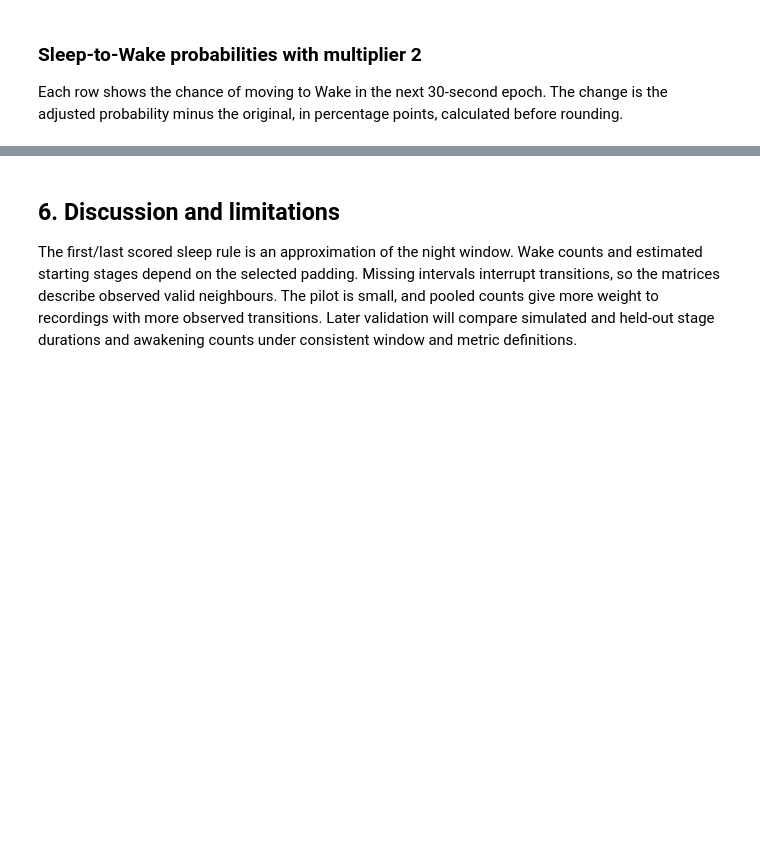
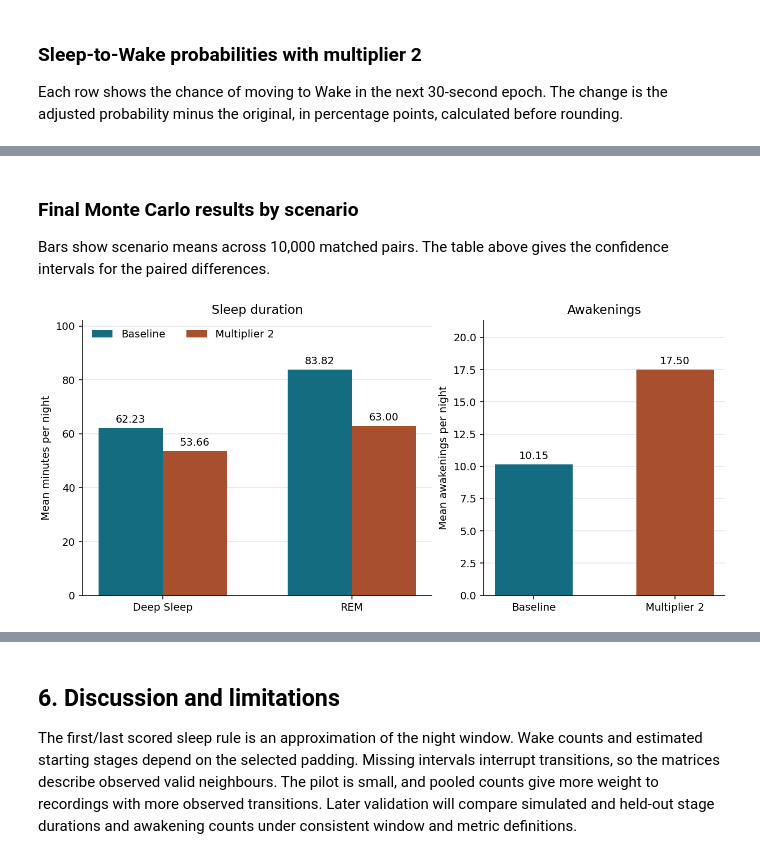
Before and after one commit to ShenalSilvaSD/Human-Sleep-Cycle-Simulator, a Jupyter notebook: notebook/Human_Sleep_Cycle_Simulator.ipynb, the cells around one changed output, grey strips where cells are left out. Drawn from its saved outputs; the diff is of its cells as text; code cells hidden in the pictures; blank space fills up the shorter version.

Commit message:
Complete Monte Carlo simulation and held-out validation

```diff
--- a/notebook/Human_Sleep_Cycle_Simulator.ipynb
+++ b/notebook/Human_Sleep_Cycle_Simulator.ipynb
@@ -515,0 +959,20 @@ display(awakening_comparison.round(2))
+# %%
+final_summary = final_results.rename(
+    index={"Deep Sleep": "Deep Sleep (min)", "REM": "REM (min)"},
+    columns={
+        "Baseline mean (min)": "Baseline mean",
+        "Multiplier 2 mean (min)": "Multiplier 2 mean",
+        "Mean paired difference (min)": "Mean paired difference",
+    },
+).rename_axis("Outcome")
+final_summary.loc["Awakenings per night"] = [
+    final_mean_awakenings.loc["Baseline", "Mean awakenings per night"],
+    final_mean_awakenings.loc["Multiplier 2", "Mean awakenings per night"],
+    final_awakening_mean,
+]
+final_summary["95% CI for mean difference"] = [
+    f"[{final_deep_ci_lower:.3f}, {final_deep_ci_upper:.3f}]",
+    f"[{final_rem_ci_lower:.3f}, {final_rem_ci_upper:.3f}]",
+    f"[{final_awakening_ci_lower:.3f}, {final_awakening_ci_upper:.3f}]",
+]
+display(final_summary.round(3))
@@ -515,0 +985,41 @@ display(awakening_comparison.round(2))
+# %% [markdown]
+### Final Monte Carlo results by scenario
+
+Bars show scenario means across 10,000 matched pairs. The table above gives the confidence intervals for the paired differences.
+# %%
+import matplotlib.pyplot as plt
+
+scenarios = ("Baseline", "Multiplier 2")
+colors = ("#146C80", "#A8502D")
+duration_means = final_summary.loc[["Deep Sleep (min)", "REM (min)"],
+                                   ["Baseline mean", "Multiplier 2 mean"]]
+awakening_means = final_mean_awakenings.loc[list(scenarios), "Mean awakenings per night"]
+
+fig, (duration_ax, awakening_ax) = plt.subplots(
+    1, 2, figsize=(9.2, 4.2), gridspec_kw={"width_ratios": [1.45, 1]}, layout="constrained"
+)
+positions = np.arange(len(duration_means))
+bar_width = 0.34
+for i, (scenario, color) in enumerate(zip(scenarios, colors)):
+    bars = duration_ax.bar(positions + (i - 0.5) * bar_width, duration_means.iloc[:, i],
+                           width=bar_width, color=color, label=scenario)
+    duration_ax.bar_label(bars, fmt="%.2f", padding=3)
+duration_ax.set_xticks(positions, ["Deep Sleep", "REM"])
+duration_ax.set_title("Sleep duration")
+duration_ax.set_ylabel("Mean minutes per night")
+duration_ax.set_ylim(0, duration_means.to_numpy().max() * 1.22)
+duration_ax.legend(loc="upper left", frameon=False, ncol=2)
+
+awakening_bars = awakening_ax.bar(scenarios, awakening_means, color=colors, width=0.55)
+awakening_ax.bar_label(awakening_bars, fmt="%.2f", padding=3)
+awakening_ax.set_title("Awakenings")
+awakening_ax.set_ylabel("Mean awakenings per night")
+awakening_ax.set_ylim(0, awakening_means.max() * 1.22)
+
+for ax in (duration_ax, awakening_ax):
+    ax.set_axisbelow(True)
+    ax.grid(axis="y", color="#E1E7EA", linewidth=0.8)
+    ax.spines[["top", "right"]].set_visible(False)
+plt.show()
+# %% [output]
+[figure, added]
```
Also changed, not shown: parts of 41 cells of this notebook.
